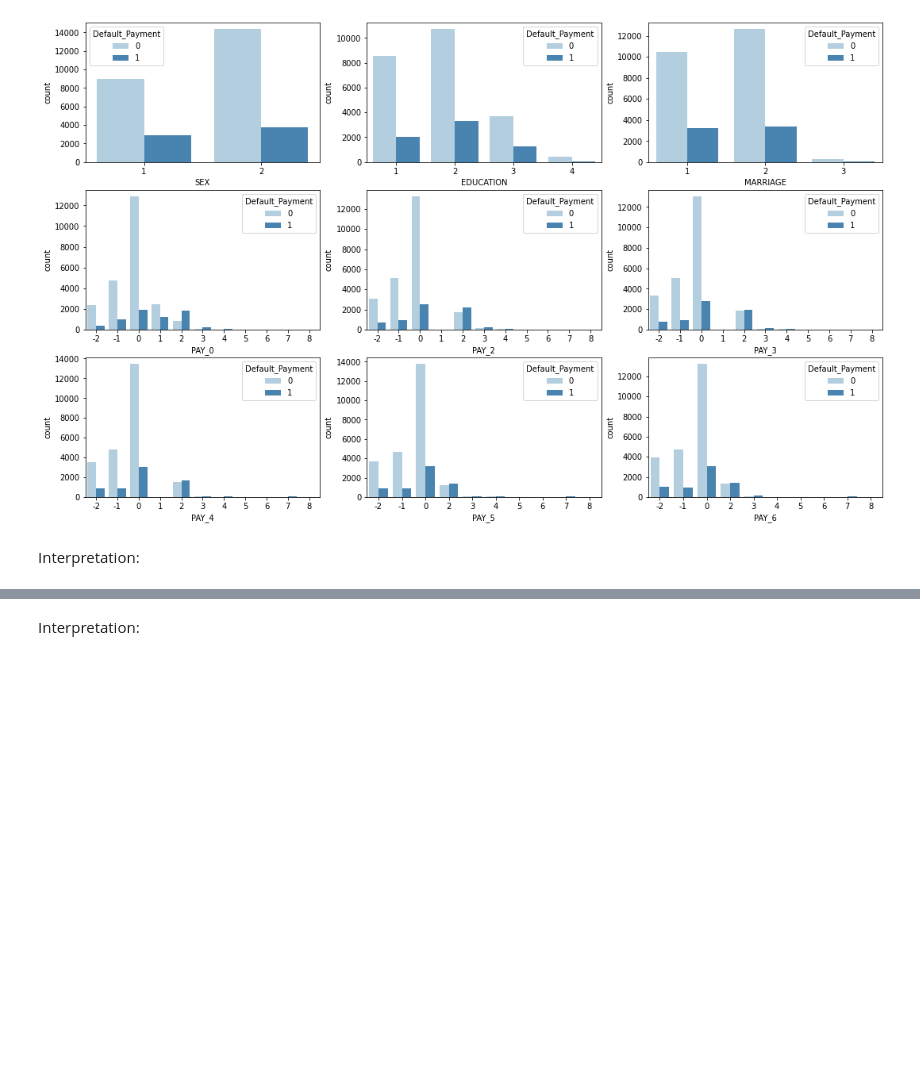
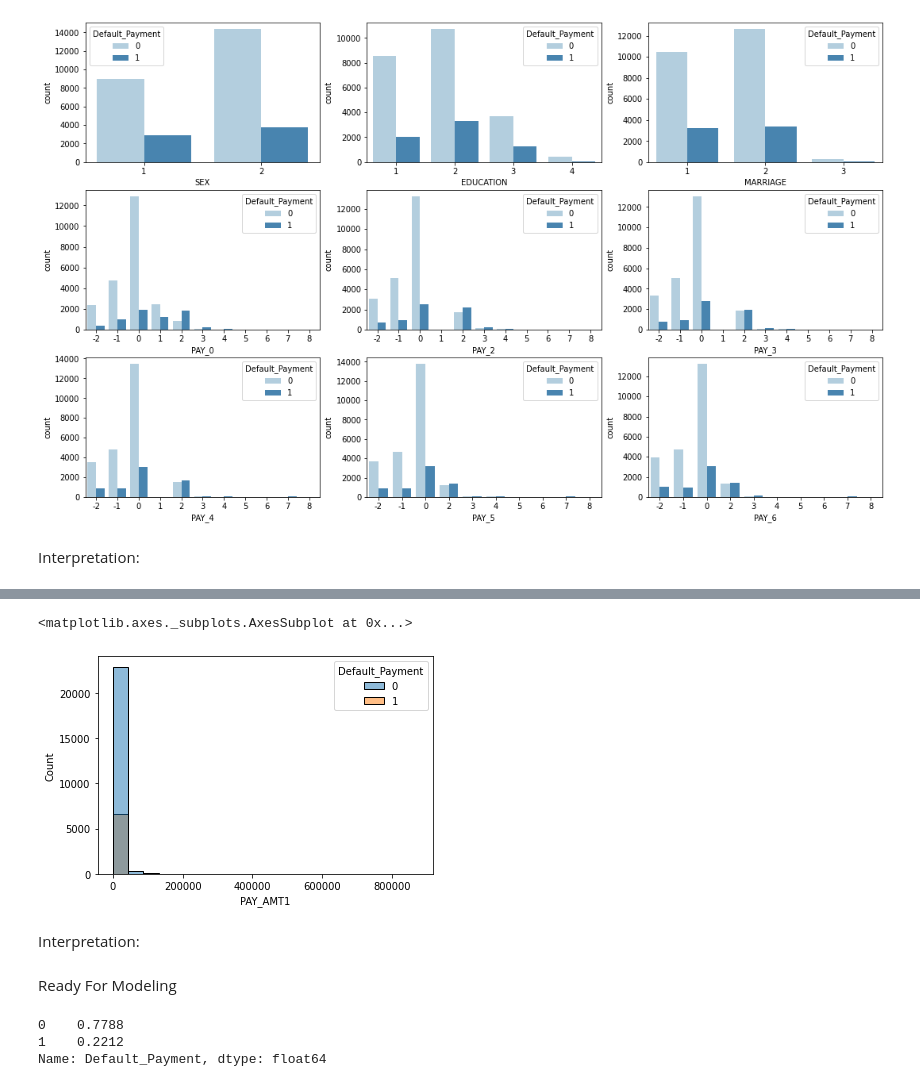
Before and after one commit to nikitha-ramchander/Credit-Card-Client, a Jupyter notebook: CreditCardProject.ipynb, the cells around one changed output, grey strips where cells are left out. Cells and saved outputs as stored; diff of their text form; code cells hidden in the pictures; blank space fills up the shorter version.

```diff
--- a/CreditCardProject.ipynb
+++ b/CreditCardProject.ipynb
@@ -222,3 +234,8 @@ Interpretation:
+# %%
+sns.histplot(data=credit_card, x="PAY_AMT1", hue="Default_Payment", bins = 20)
+# %% [output]
+<matplotlib.axes._subplots.AxesSubplot at 0x...>
+[figure, added]
 # %%
 # Show a boxplot of all the Amount of Previous Payment  and their respective sales.
 prev_pay = credit_card[['PAY_AMT1', 'PAY_AMT2', 'PAY_AMT3',
@@ -239,3 +256,12 @@ sns.heatmap(credit_card.corr(), annot= True, cmap= 'Blues');
 plt.title('Correlation Matrix');
 # %% [markdown]
 Interpretation:
+# %% [markdown]
+Ready For Modeling
+# %%
+# See distribution of target
+credit_card['Default_Payment'].value_counts(normalize = True)
+# %% [output]
+0    0.7788
+1    0.2212
+Name: Default_Payment, dtype: float64
```
Also changed, not shown: parts of 7 cells of this notebook.
